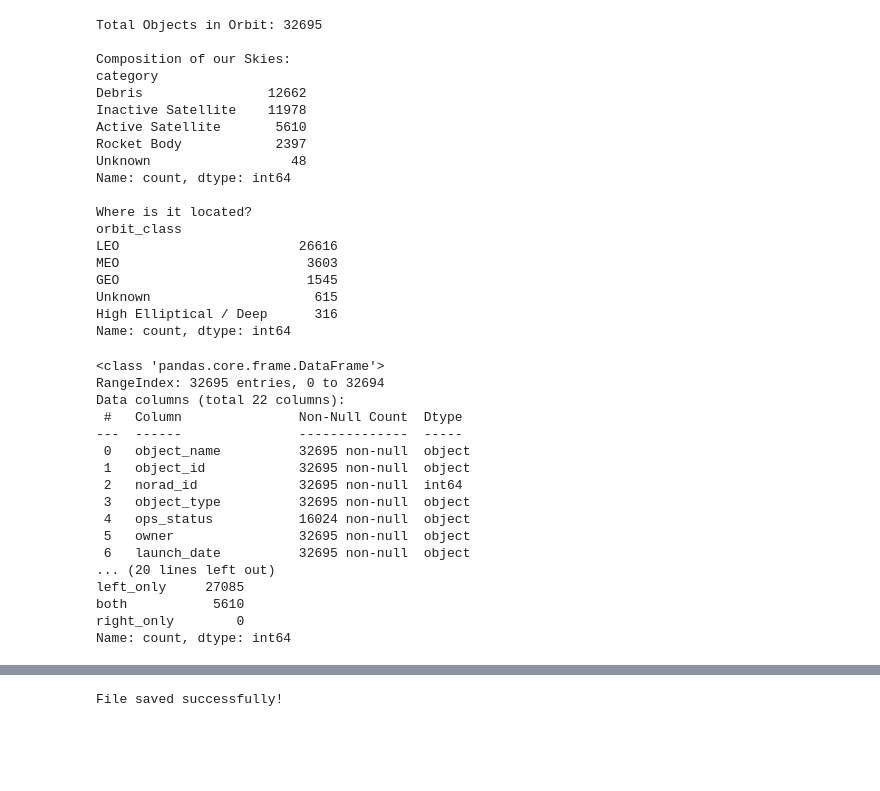
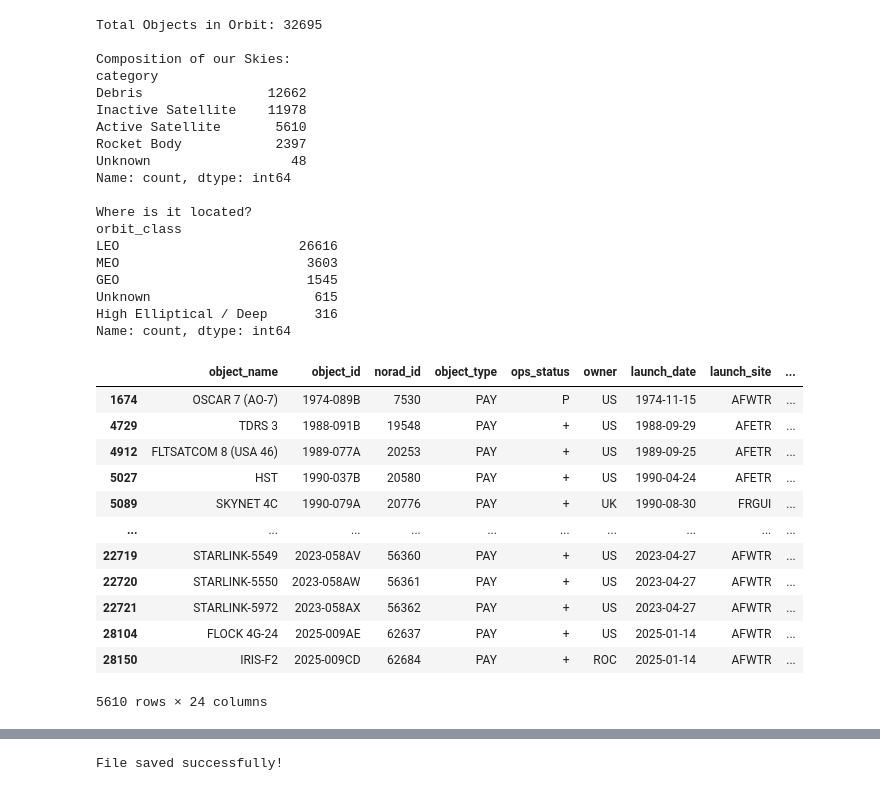
Before and after one commit to sithid/orbital-debris-assessment, a Jupyter notebook: notebooks/satcat_cleanup.ipynb, the cells around one changed output, grey strips where cells are left out. Drawn from its saved outputs; the diff is of its cells as text; code cells hidden in the pictures; blank space fills up the shorter version.

Commit message:
organization, deep down the data hole

```diff
--- a/notebooks/satcat_cleanup.ipynb
+++ b/notebooks/satcat_cleanup.ipynb
@@ -62,15 +65,11 @@ def categorize_object(row):
         # Nothing else applied, avoid a crash in the math.
         return 'Unknown'
 # %%
-import pandas as pd
-df_debris = pd.read_csv('../data/original/satcat.csv')
-
-# Rename every column now so we don't have to deal with it later.
 debris_mapping = {
     'OBJECT_NAME': 'object_name',
     'OBJECT_ID': 'object_id',
-    'NORAD_CAT_ID': 'norad_id',        # The Join Key "Primary Key"
-    'OBJECT_TYPE': 'object_type',      # PAY (Payload), R/B (Rocket Body), DEB (Debris)
+    'NORAD_CAT_ID': 'norad_id',
+    'OBJECT_TYPE': 'object_type',
     'OPS_STATUS_CODE': 'ops_status',
     'OWNER': 'owner',
     'LAUNCH_DATE': 'launch_date',
@@ -80,39 +79,31 @@ debris_mapping = {
     'INCLINATION': 'inclination_degrees',
     'APOGEE': 'apogee_km',
     'PERIGEE': 'perigee_km',
-    'RCS': 'rcs',                      # Radar Cross Section (Size)
+    'RCS': 'rcs',
     'DATA_STATUS_CODE': 'data_status',
     'ORBIT_CENTER': 'orbit_center',
-    'ORBIT_TYPE': 'orbit_type'         # Life Status (ORB, IMP, etc.)
+    'ORBIT_TYPE': 'orbit_type'
 }
 
 df_debris.rename(columns=debris_mapping, inplace=True)
 
-# Filter out all objects that have already decayed. Decayed objects nolonger present any form of clutter danger.
-# If the object is in space, aka it hasn't yet decayed, then decay_date will be null/NaN/None so we are going
-# to copy the debris that has not decayed into a new clean dataframe, current_junk.
 current_junk = df_debris[df_debris['decay_date'].isnull()].copy()
+current_junk['orbit_class'] = current_junk.apply(classify_orbit, axis=1)
+current_junk['launch_date'] = pd.to_datetime(current_junk['launch_date'], errors='coerce')
+current_junk['launch_year'] = current_junk['launch_date'].dt.year
 
-# classify orbit_class for all junk still in space.
-current_junk['orbit_class'] = current_junk.apply(classify_orbit, axis=1)
-
-# load our clean ucs dataset
-ucs_data = pd.read_csv('../data/clean/ucs_cleaned.csv')
-
-# Merge to see which objects match your the active satellite list
 merged_data = current_junk.merge(
-    ucs_data[['norad_id', 'users', 'purpose']],
+    ucs_data[['norad_id', 'users', 'purpose', 'launch_mass_kg']],
     on='norad_id',
     how='left',
     indicator='source'
 )
 
-# assign a category to each piece of debris to determine if its an active sate or debris/junk/etc.
 merged_data['category'] = merged_data.apply(categorize_object, axis=1)
 
-print("Total Objects in Orbit:", len(merged_data)) # the full length (count) of satellites
+merged_data['launch_mass_kg'] = merged_data['launch_mass_kg'].replace(0, np.nan)
 
-# highest values found in debris, inactive sats, and other space junk.
+print("Total Objects in Orbit:", len(merged_data))
 print("\nComposition of our Skies:")
 print(merged_data['category'].value_counts())
 print("\nWhere is it located?")
@@ -137,25 +128,22 @@ GEO                        1545
 Unknown                     615
 High Elliptical / Deep      316
 Name: count, dtype: int64
-# %%
-print(merged_data.info())
-print()
-print(merged_data['source'].value_counts())
-# %% [output]
-<class 'pandas.core.frame.DataFrame'>
-RangeIndex: 32695 entries, 0 to 32694
-Data columns (total 22 columns):
- #   Column               Non-Null Count  Dtype
----  ------               --------------  -----
- 0   object_name          32695 non-null  object
- 1   object_id            32695 non-null  object
- 2   norad_id             32695 non-null  int64
- 3   object_type          32695 non-null  object
- 4   ops_status           16024 non-null  object
- 5   owner                32695 non-null  object
- 6   launch_date          32695 non-null  object
-... (20 lines left out)
-left_only     27085
-both           5610
-right_only        0
-Name: count, dtype: int64
+# %%
+# make a copy of the data to play around with
+has_mass = merged_data.loc[merged_data['launch_mass_kg'] > 0].copy()
+
+has_mass
+# %% [output]
+|  | object_name | object_id | norad_id | object_type | ops_status | owner | launch_date | launch_site | ... |
+| 1674 | OSCAR 7 (AO-7) | 1974-089B | 7530 | PAY | P | US | 1974-11-15 | AFWTR | ... |
+| 4729 | TDRS 3 | 1988-091B | 19548 | PAY | + | US | 1988-09-29 | AFETR | ... |
+| 4912 | FLTSATCOM 8 (USA 46) | 1989-077A | 20253 | PAY | + | US | 1989-09-25 | AFETR | ... |
+| 5027 | HST | 1990-037B | 20580 | PAY | + | US | 1990-04-24 | AFETR | ... |
+| 5089 | SKYNET 4C | 1990-079A | 20776 | PAY | + | UK | 1990-08-30 | FRGUI | ... |
+| ... | ... | ... | ... | ... | ... | ... | ... | ... | ... |
+| 22719 | STARLINK-5549 | 2023-058AV | 56360 | PAY | + | US | 2023-04-27 | AFWTR | ... |
+| 22720 | STARLINK-5550 | 2023-058AW | 56361 | PAY | + | US | 2023-04-27 | AFWTR | ... |
+| 22721 | STARLINK-5972 | 2023-058AX | 56362 | PAY | + | US | 2023-04-27 | AFWTR | ... |
+| 28104 | FLOCK 4G-24 | 2025-009AE | 62637 | PAY | + | US | 2025-01-14 | AFWTR | ... |
+| 28150 | IRIS-F2 | 2025-009CD | 62684 | PAY | + | ROC | 2025-01-14 | AFWTR | ... |
+5610 rows × 24 columns
```
Also changed, not shown: parts of 4 cells of this notebook, 8 other files.
